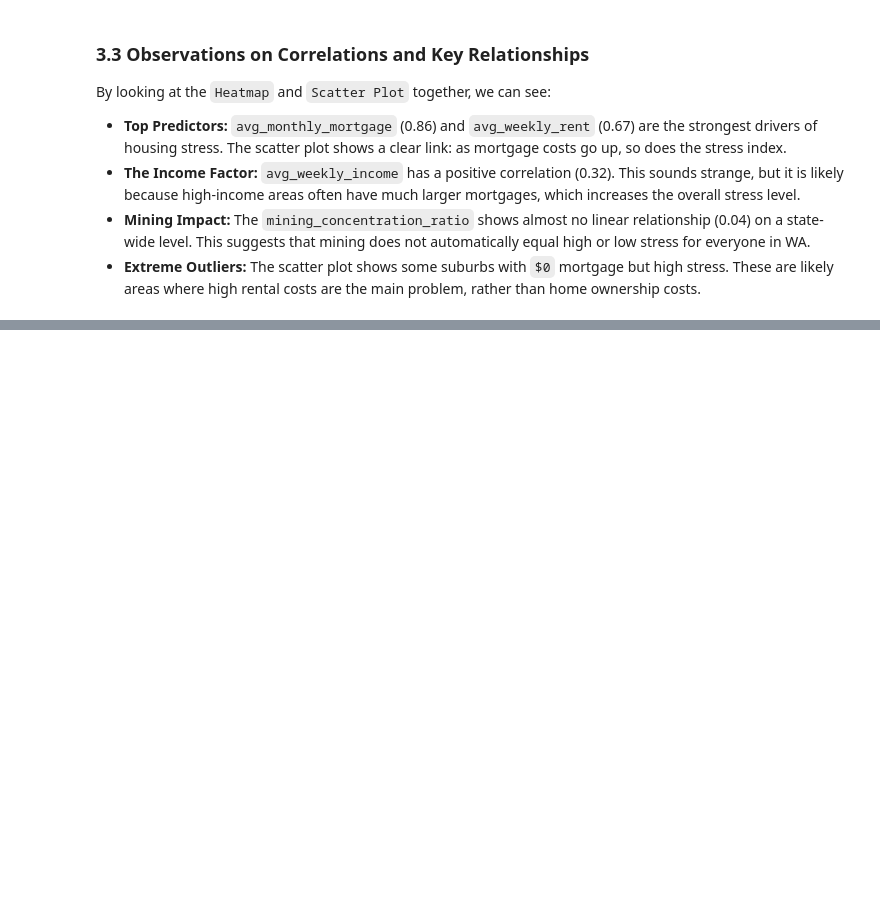
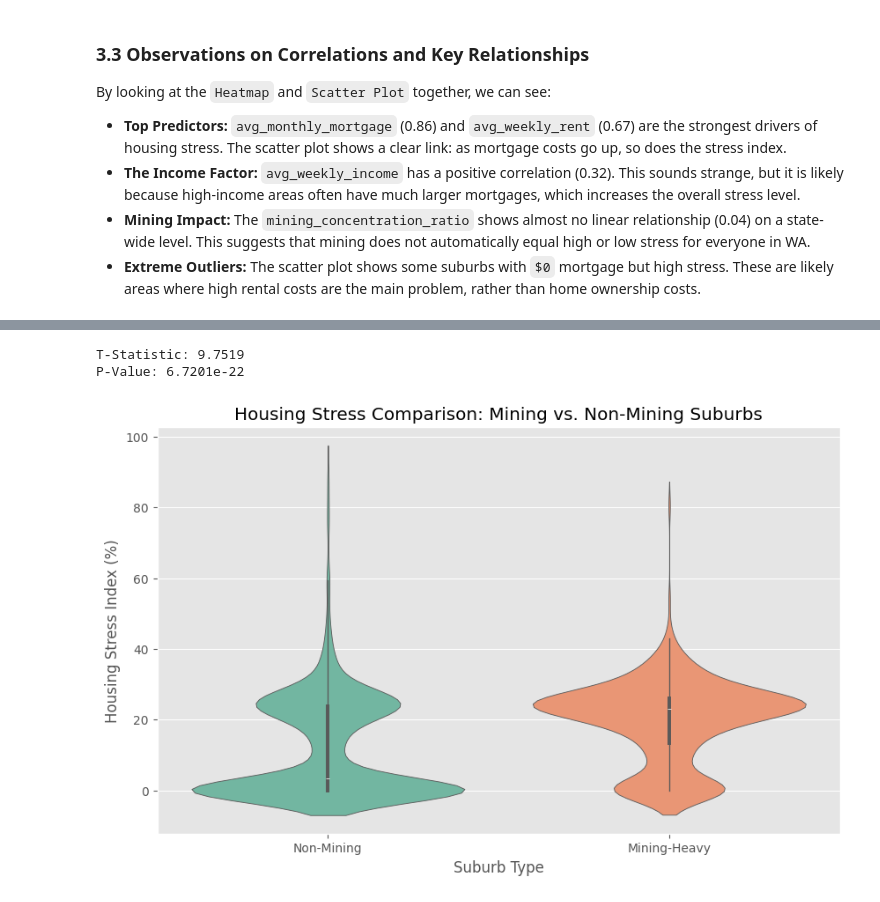
Before and after one commit to GaryUWA/WA-Housing-Model-2021-analysis, a Jupyter notebook: notebooks/02_statistical_eda.ipynb, the cells around one changed output, grey strips where cells are left out. Cells and saved outputs as stored; diff of their text form; code cells hidden in the pictures; blank space fills up the shorter version.

```diff
--- a/notebooks/02_statistical_eda.ipynb
+++ b/notebooks/02_statistical_eda.ipynb
@@ -190,0 +204,38 @@ By looking at the `Heatmap` and `Scatter Plot` together, we can see:
+# %%
+from scipy import stats
+
+# Define threshold for "Mining Heavy" using the 75th percentile
+threshold = df['mining_concentration_ratio'].quantile(0.75)
+
+# Create boolean mask for groups
+is_mining_heavy = df['mining_concentration_ratio'] > threshold
+
+mining_group = df[is_mining_heavy]['housing_stress_index']
+non_mining_group = df[~is_mining_heavy]['housing_stress_index']
+
+# Perform an independent T-Test
+t_stat, p_val = stats.ttest_ind(mining_group, non_mining_group, nan_policy='omit')
+
+print(f"T-Statistic: {t_stat:.4f}")
+print(f"P-Value: {p_val:.4e}")
+
+# Visualise the comparison with a violin plot
+plt.figure(figsize=(10, 6))
+sns.violinplot(
+    data=df,
+    x=is_mining_heavy,
+    y='housing_stress_index',
+    hue=is_mining_heavy,
+    palette="Set2",
+    legend=False
+)
+
+plt.xticks([0, 1], ['Non-Mining', 'Mining-Heavy'])
+plt.title('Housing Stress Comparison: Mining vs. Non-Mining Suburbs')
+plt.xlabel('Suburb Type')
+plt.ylabel('Housing Stress Index (%)')
+plt.show()
+# %% [output]
+T-Statistic: 9.7519
+P-Value: 6.7201e-22
+[figure, added]
```
Also changed, not shown: parts of 6 cells of this notebook.
